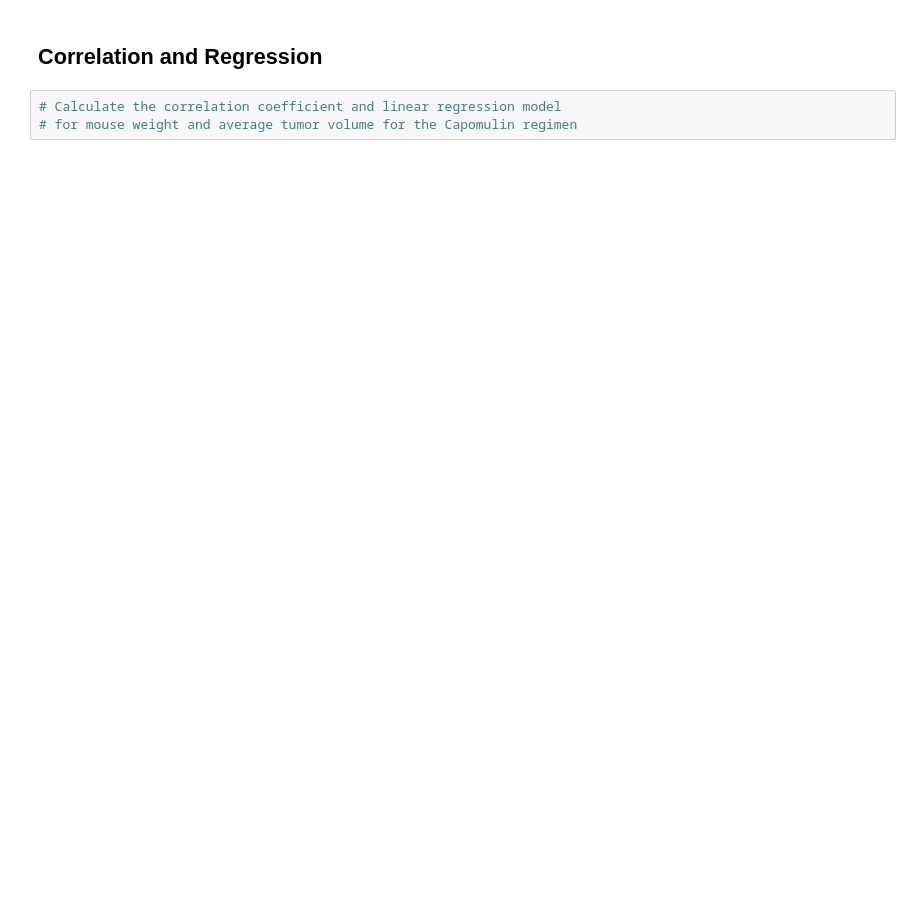
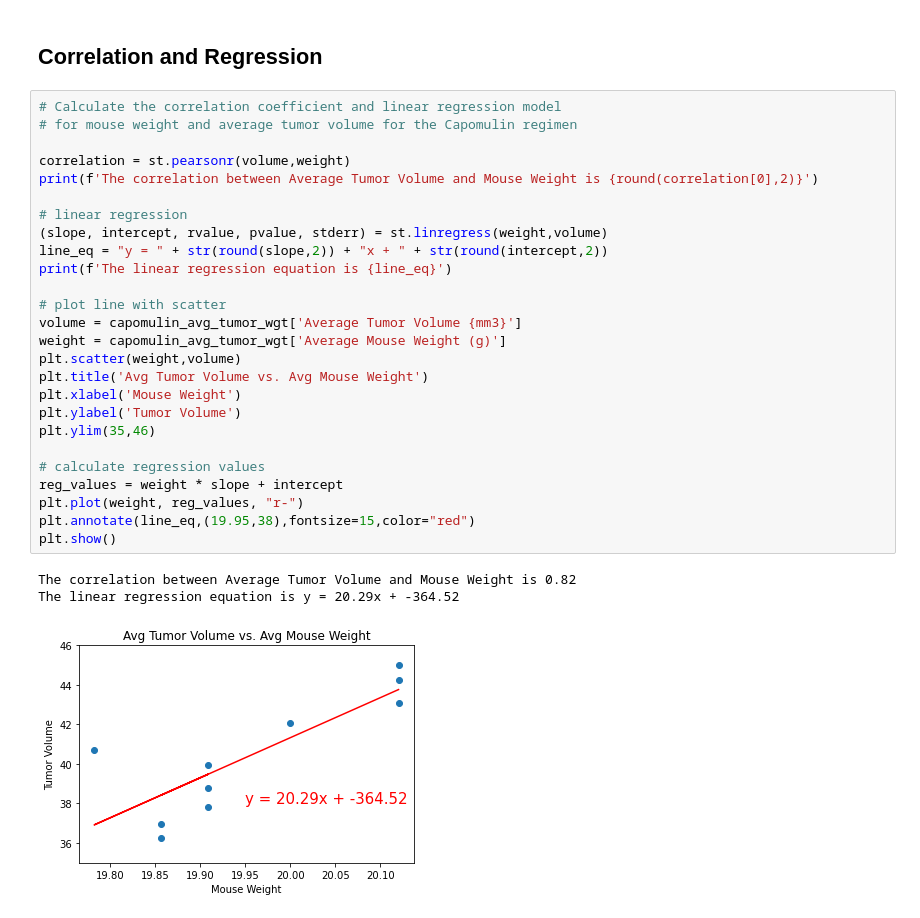
Before and after one commit to fasahathsyeda/Matplotlib-challenge, a Jupyter notebook: Pymaceuticals/pymaceuticals_starter.ipynb, the cells around one changed output. Cells and saved outputs as stored; diff of their text form; blank space fills up the shorter version.

```diff
--- a/Pymaceuticals/pymaceuticals_starter.ipynb
+++ b/Pymaceuticals/pymaceuticals_starter.ipynb
@@ -349,5 +365,32 @@ s185_mouse
 # %% [markdown]
 ## Correlation and Regression
-# %%
-# Calculate the correlation coefficient and linear regression model
-# for mouse weight and average tumor volume for the Capomulin regimen
+# %%
+# Calculate the correlation coefficient and linear regression model
+# for mouse weight and average tumor volume for the Capomulin regimen
+
+correlation = st.pearsonr(volume,weight)
+print(f'The correlation between Average Tumor Volume and Mouse Weight is {round(correlation[0],2)}')
+
+# linear regression
+(slope, intercept, rvalue, pvalue, stderr) = st.linregress(weight,volume)
+line_eq = "y = " + str(round(slope,2)) + "x + " + str(round(intercept,2))
+print(f'The linear regression equation is {line_eq}')
+
+# plot line with scatter
+volume = capomulin_avg_tumor_wgt['Average Tumor Volume {mm3}']
+weight = capomulin_avg_tumor_wgt['Average Mouse Weight (g)']
+plt.scatter(weight,volume)
+plt.title('Avg Tumor Volume vs. Avg Mouse Weight')
+plt.xlabel('Mouse Weight')
+plt.ylabel('Tumor Volume')
+plt.ylim(35,46)
+
+# calculate regression values
+reg_values = weight * slope + intercept
+plt.plot(weight, reg_values, "r-")
+plt.annotate(line_eq,(19.95,38),fontsize=15,color="red")
+plt.show()
+# %% [output]
+The correlation between Average Tumor Volume and Mouse Weight is 0.82
+The linear regression equation is y = 20.29x + -364.52
+[figure, added]
```
Also changed, not shown: parts of 4 cells of this notebook, 1 other file.
